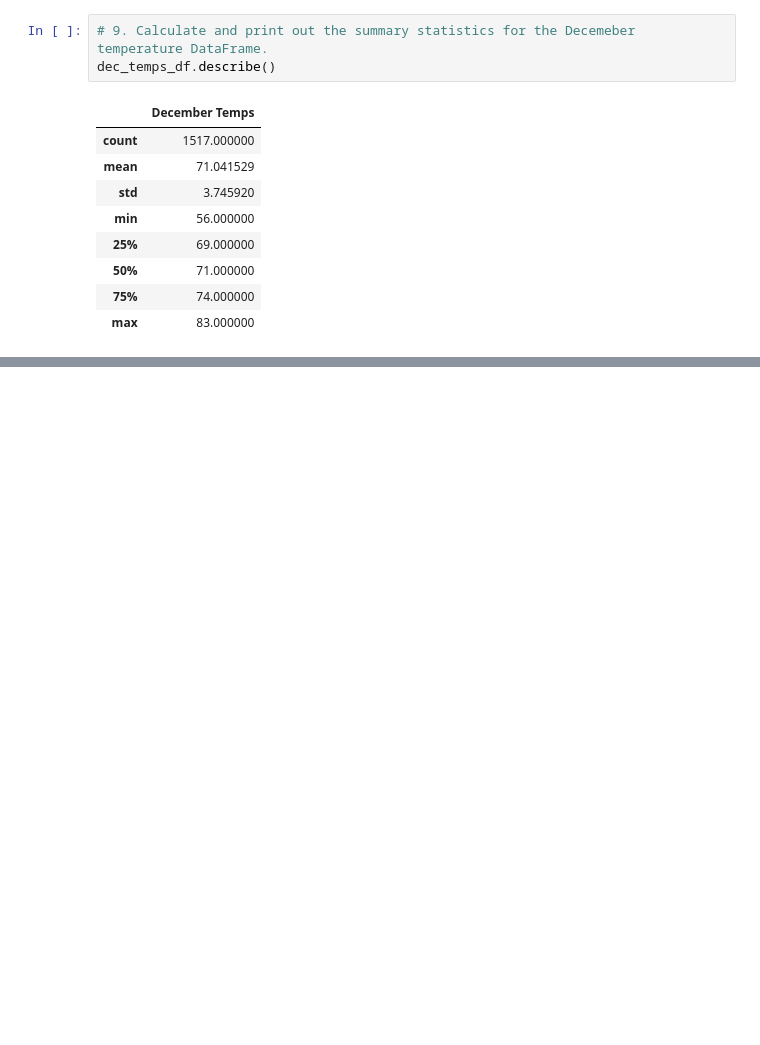
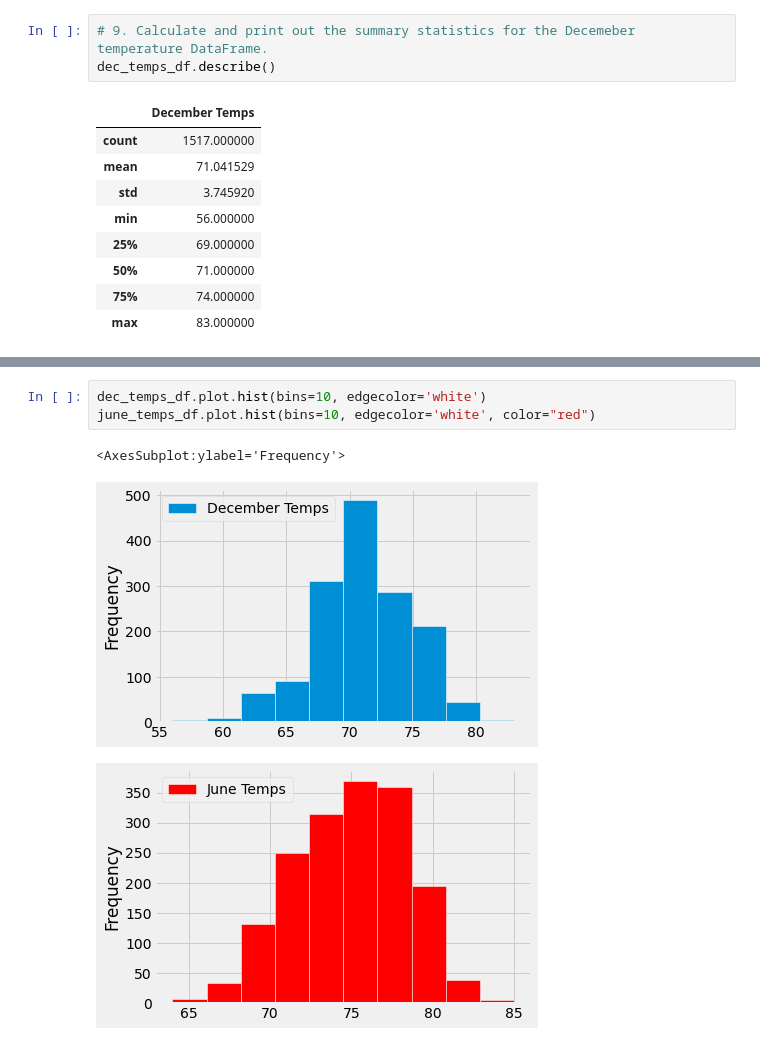
Before and after one commit to KellenSchmitz/Module_9_SQLite_Flask, a Jupyter notebook: SurfsUp_Challenge.ipynb, the cells around one changed output, grey strips where cells are left out. Saved outputs shown, nothing was run; the diff lists cells and outputs as text; blank space fills up the shorter version.

```diff
--- a/SurfsUp_Challenge.ipynb
+++ b/SurfsUp_Challenge.ipynb
@@ -105,0 +121,7 @@ dec_temps_df.describe()
+# %%
+dec_temps_df.plot.hist(bins=10, edgecolor='white')
+june_temps_df.plot.hist(bins=10, edgecolor='white', color="red")
+# %% [output]
+<AxesSubplot:ylabel='Frequency'>
+[figure, added]
+[figure, added]
```
Also changed, not shown: parts of 3 cells of this notebook, 1 other file.
